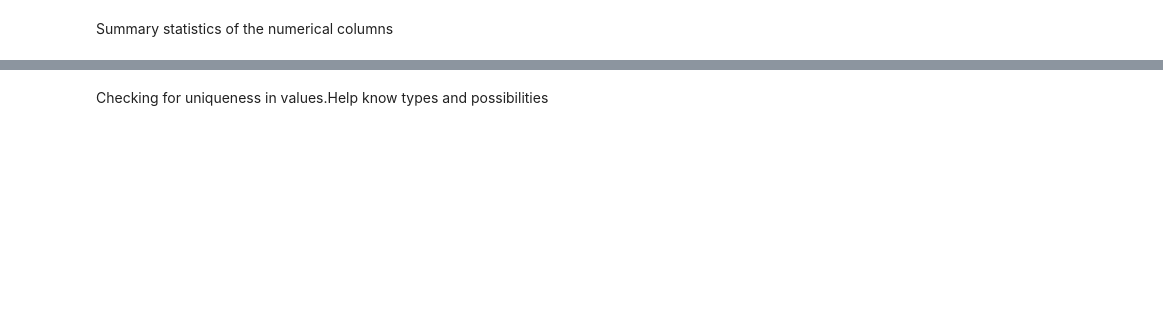
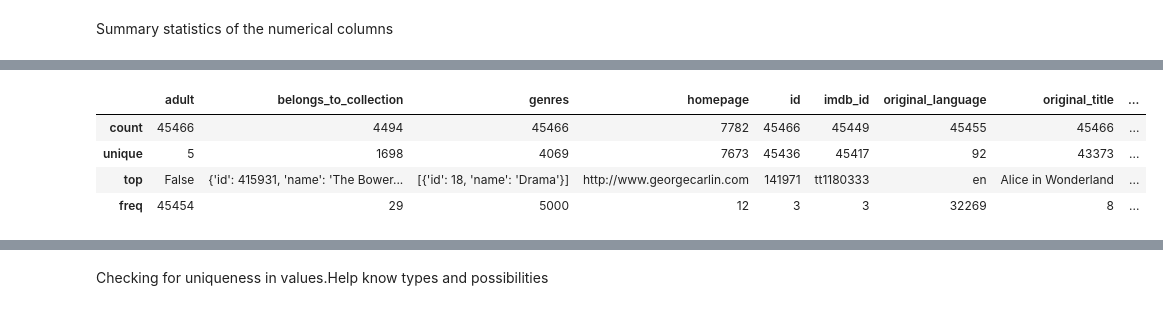
Before and after one commit to lostithi/movie_project, a Jupyter notebook: EDA-ithi.ipynb, the cells around one changed output, grey strips where cells are left out. Saved outputs shown, nothing was run; the diff lists cells and outputs as text; code cells hidden in the pictures; blank space fills up the shorter version.

```diff
--- a/EDA-ithi.ipynb
+++ b/EDA-ithi.ipynb
@@ -50,0 +113,8 @@ df.describe()
+# %%
+df.describe(include='object')
+# %% [output]
+|  | adult | belongs_to_collection | genres | homepage | id | imdb_id | original_language | original_title | ... |
+| count | 45466 | 4494 | 45466 | 7782 | 45466 | 45449 | 45455 | 45466 | ... |
+| unique | 5 | 1698 | 4069 | 7673 | 45436 | 45417 | 92 | 43373 | ... |
+| top | False | {'id': 415931, 'name': 'The Bower... | [{'id': 18, 'name': 'Drama'}] | http://www.georgecarlin.com | 141971 | tt1180333 | en | Alice in Wonderland | ... |
+| freq | 45454 | 29 | 5000 | 12 | 3 | 3 | 32269 | 8 | ... |
```
Also changed, not shown: parts of 15 cells of this notebook.
